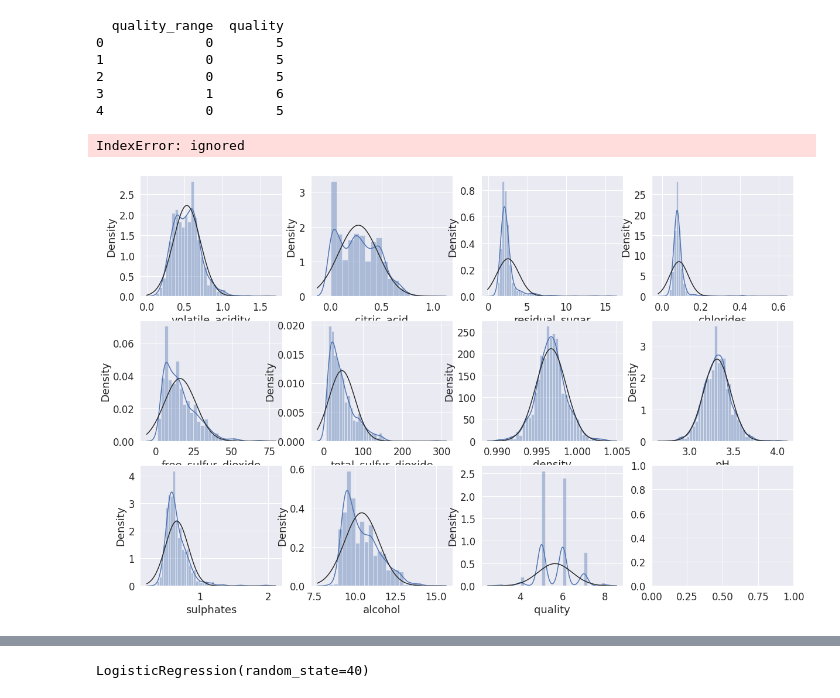
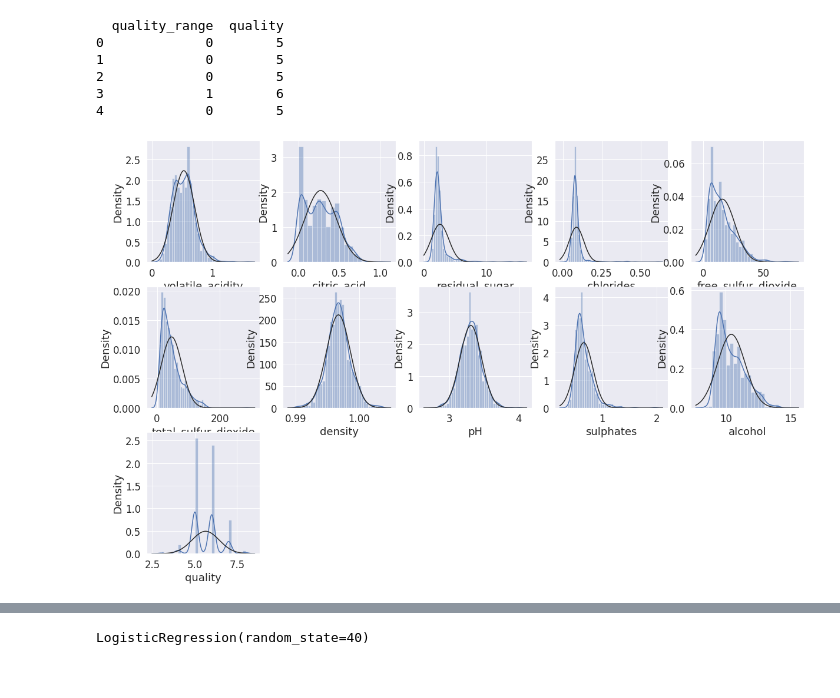
Before and after one commit to rghimre3/INFO5505_Machine_Learning_for-_Data_Scientist, a Jupyter notebook: Ghimire_ramesh_PY.ipynb, the cells around one changed output, grey strips where cells are left out. Saved outputs shown, nothing was run; the diff lists cells and outputs as text; code cells hidden in the pictures.

```diff
--- a/Ghimire_ramesh_PY.ipynb
+++ b/Ghimire_ramesh_PY.ipynb
@@ -189,13 +177,11 @@ df_bins = df_bins.drop('quality', axis=1)
 3             1        6
 4             0        5
 # %%
-from scipy.stats import norm
+
 plt.figure(figsize = (20,22))
-
-for i in range(1,13):
-    plt.subplot(5,4,i)
+for i in range(1,12):
+    plt.subplot(5,5,i)
     sns.distplot(df[df.columns[i]], fit=norm)
 # %% [output]
-IndexError: ignored
-[figure, old version]
+[figure, new version]
 # %%
```
Also changed, not shown: parts of 16 cells of this notebook.
